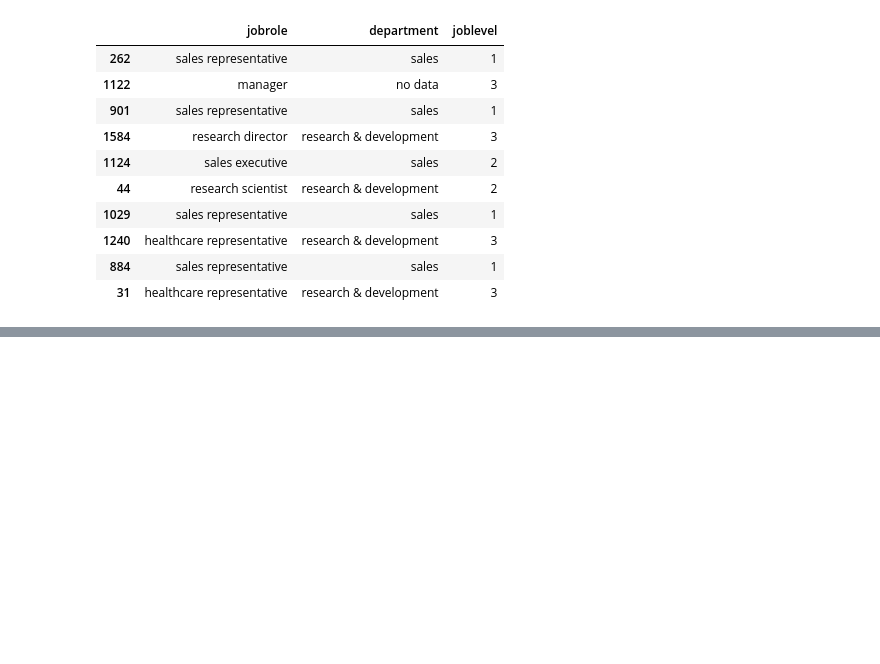
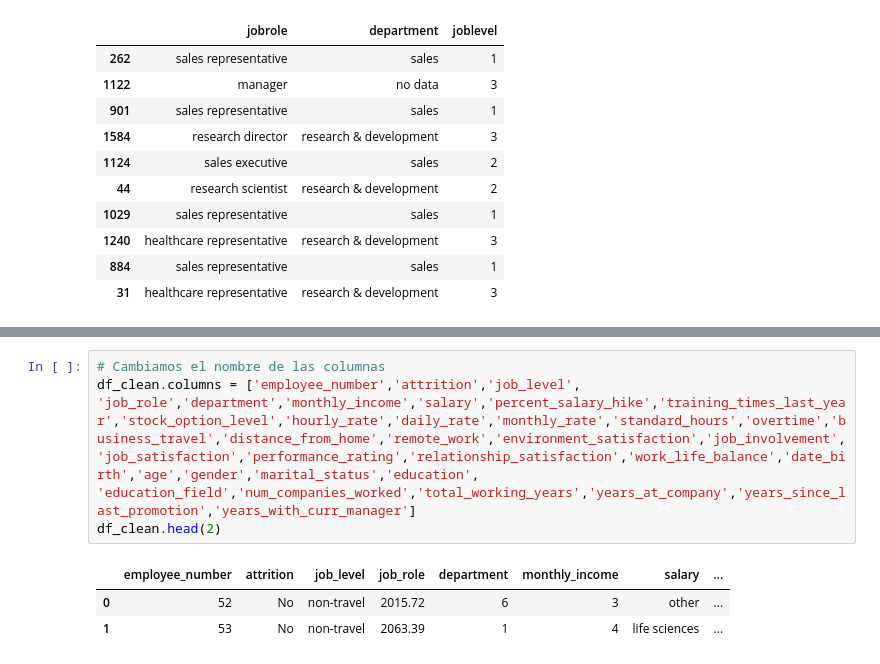
Before and after one commit to FiSaRaff/project-da-promo-k-modulo-3-team-2, a Jupyter notebook: limpieza_datos_pruebas.ipynb, the cells around one changed output, grey strips where cells are left out. Drawn from its saved outputs; the diff is of its cells as text; blank space fills up the shorter version.

```diff
--- a/limpieza_datos_pruebas.ipynb
+++ b/limpieza_datos_pruebas.ipynb
@@ -697,0 +709,8 @@ df_clean[["jobrole", "department", "joblevel"]].sample(10)
+# %%
+# Cambiamos el nombre de las columnas
+df_clean.columns = ['employee_number','attrition','job_level', 'job_role','department','monthly_income','salary','percent_salary_hike','training_times_last_year','stock_option_level','hourly_rate','daily_rate','monthly_rate','standard_hours','overtime','business_travel','distance_from_home','remote_work','environment_satisfaction','job_involvement','job_satisfaction','performance_rating','relationship_satisfaction','work_life_balance','date_birth','age','gender','marital_status','education', 'education_field','num_companies_worked','total_working_years','years_at_company','years_since_last_promotion','years_with_curr_manager']
+df_clean.head(2)
+# %% [output]
+|  | employee_number | attrition | job_level | job_role | department | monthly_income | salary | ... |
+| 0 | 52 | No | non-travel | 2015.72 | 6 | 3 | other | ... |
+| 1 | 53 | No | non-travel | 2063.39 | 1 | 4 | life sciences | ... |
```
Also changed, not shown: parts of 5 cells of this notebook.
